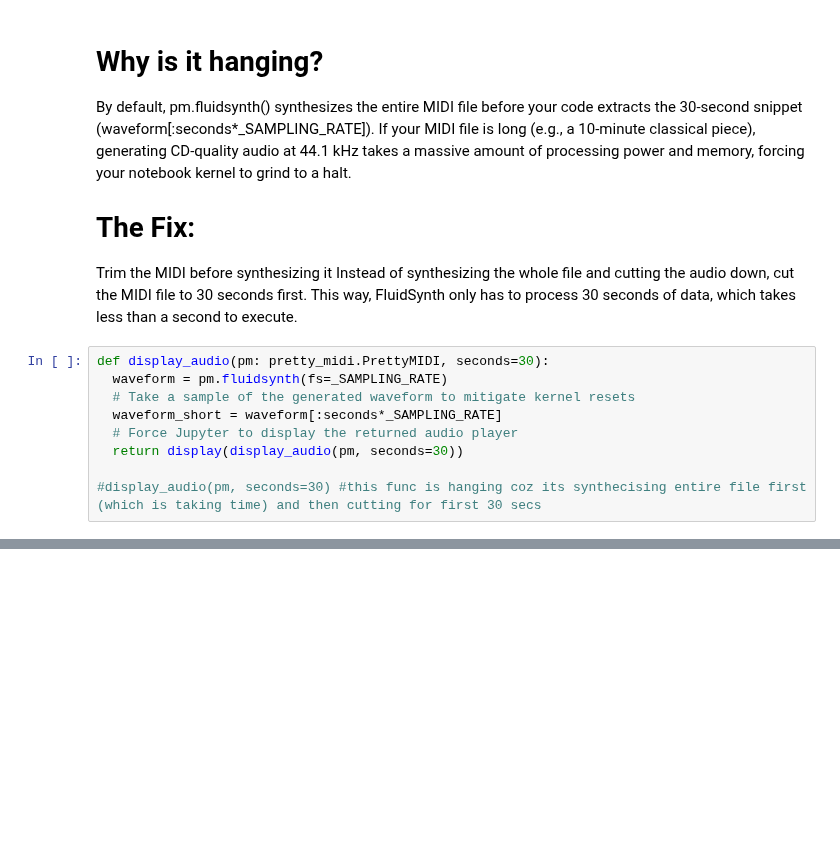
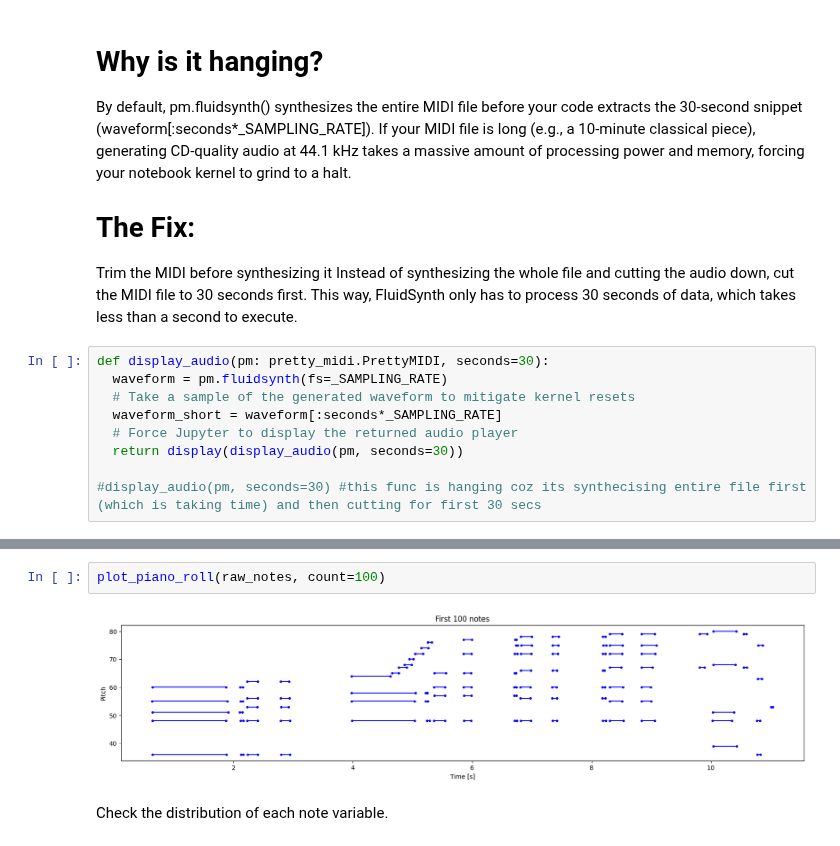
Before and after one commit to riya-rajbhut/music-ai, a Jupyter notebook: basic-neural-network/rnn_basic_neural_network.ipynb, the cells around one changed output, grey strips where cells are left out. Saved outputs shown, nothing was run; the diff lists cells and outputs as text; blank space fills up the shorter version.

```diff
--- a/basic-neural-network/rnn_basic_neural_network.ipynb
+++ b/basic-neural-network/rnn_basic_neural_network.ipynb
@@ -131,0 +226,6 @@ display.display(display_audio(pm, seconds=30))
+# %%
+plot_piano_roll(raw_notes, count=100)
+# %% [output]
+[figure, added]
+# %% [markdown]
+Check the distribution of each note variable.
```
Also changed, not shown: parts of 19 cells of this notebook.
